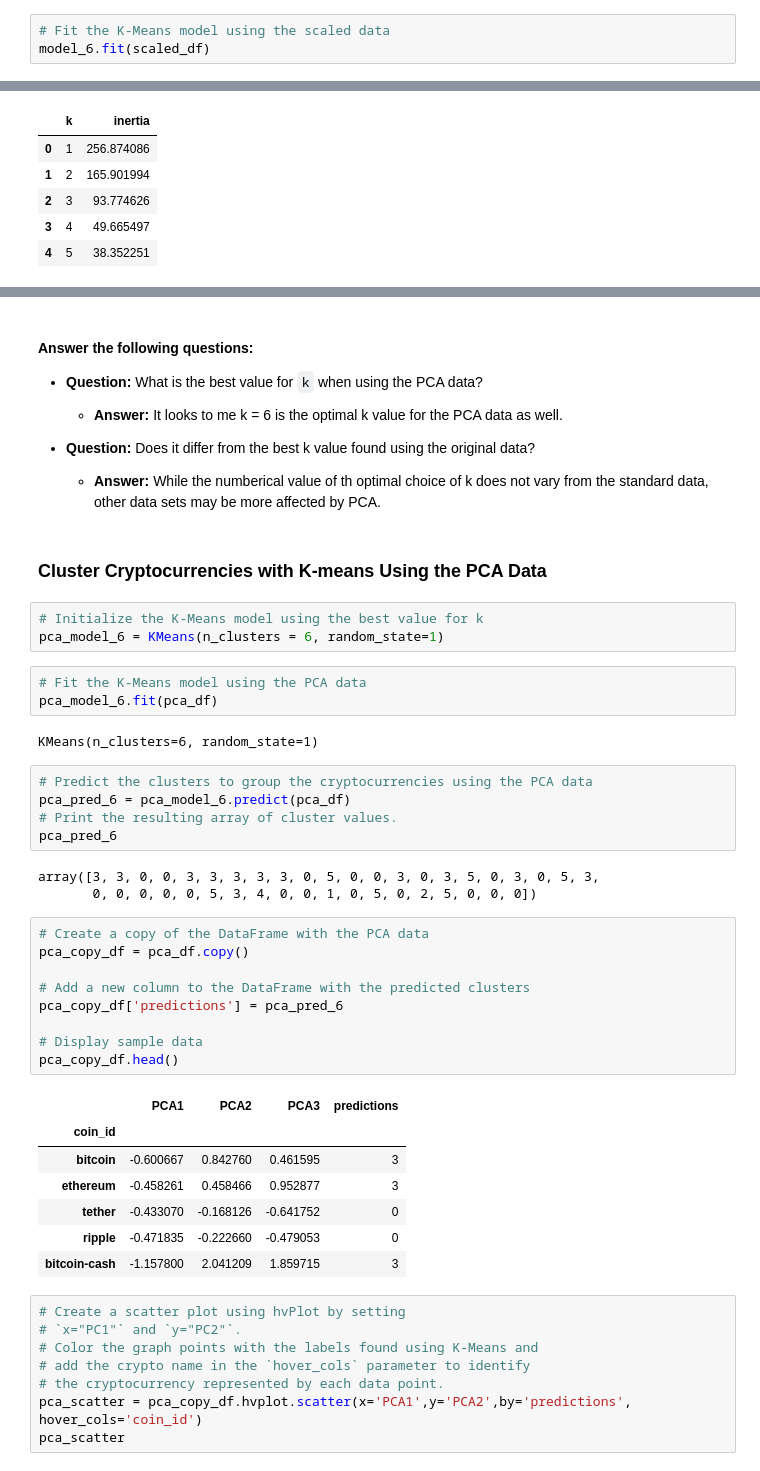
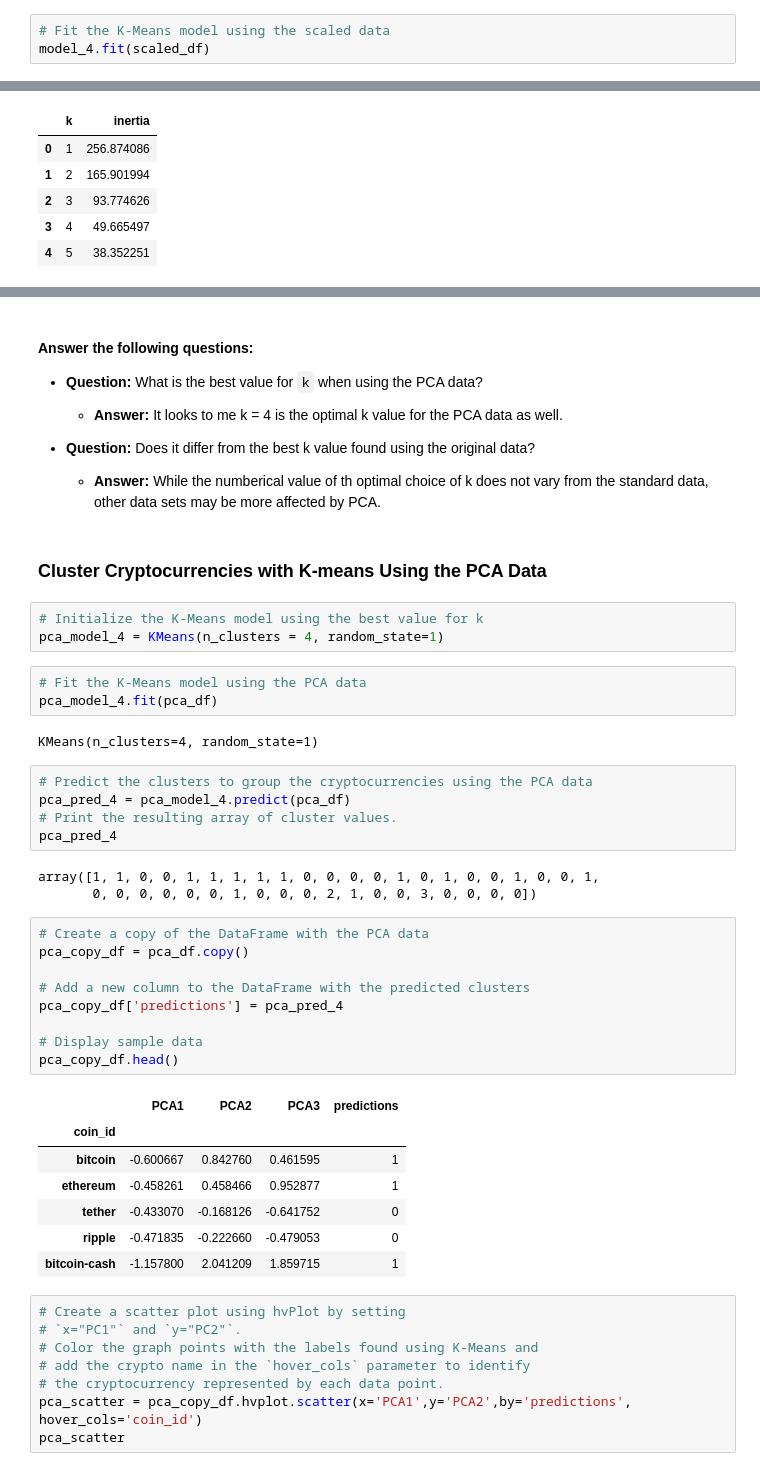
Before and after one commit to EddyCrouser/Challenge_19, a Jupyter notebook: Starter_Code/Crypto_Clustering_starter_code.ipynb, the cells around one changed output, grey strips where cells are left out. Cells and saved outputs as stored; diff of their text form.

```diff
--- a/Starter_Code/Crypto_Clustering_starter_code.ipynb
+++ b/Starter_Code/Crypto_Clustering_starter_code.ipynb
@@ -148,4 +148,4 @@ model_6 = KMeans(n_clusters=6, random_state=1)
 # %%
 # Fit the K-Means model using the scaled data
-model_6.fit(scaled_df)
+model_4.fit(scaled_df)
 # %% [output]
@@ -295,7 +295,7 @@ pca_elbow
 
 * **Question:** What is the best value for `k` when using the PCA data?
 
-  * **Answer:** It looks to me k = 6 is the optimal k value for the PCA data as well.
+  * **Answer:** It looks to me k = 4 is the optimal k value for the PCA data as well.
 
 
 * **Question:** Does it differ from the best k value found using the original data?
@@ -305,37 +305,37 @@ pca_elbow
 ### Cluster Cryptocurrencies with K-means Using the PCA Data
 # %%
 # Initialize the K-Means model using the best value for k
-pca_model_6 = KMeans(n_clusters = 6, random_state=1)
+pca_model_4 = KMeans(n_clusters = 4, random_state=1)
 # %%
 # Fit the K-Means model using the PCA data
-pca_model_6.fit(pca_df)
+pca_model_4.fit(pca_df)
 # %% [output]
-KMeans(n_clusters=6, random_state=1)
+KMeans(n_clusters=4, random_state=1)
 # %%
 # Predict the clusters to group the cryptocurrencies using the PCA data
-pca_pred_6 = pca_model_6.predict(pca_df)
+pca_pred_4 = pca_model_4.predict(pca_df)
 # Print the resulting array of cluster values.
-pca_pred_6
+pca_pred_4
 # %% [output]
-array([3, 3, 0, 0, 3, 3, 3, 3, 3, 0, 5, 0, 0, 3, 0, 3, 5, 0, 3, 0, 5, 3,
-       0, 0, 0, 0, 0, 5, 3, 4, 0, 0, 1, 0, 5, 0, 2, 5, 0, 0, 0])
+array([1, 1, 0, 0, 1, 1, 1, 1, 1, 0, 0, 0, 0, 1, 0, 1, 0, 0, 1, 0, 0, 1,
+       0, 0, 0, 0, 0, 0, 1, 0, 0, 0, 2, 1, 0, 0, 3, 0, 0, 0, 0])
 # %%
 # Create a copy of the DataFrame with the PCA data
 pca_copy_df = pca_df.copy()
 
 # Add a new column to the DataFrame with the predicted clusters
-pca_copy_df['predictions'] = pca_pred_6
+pca_copy_df['predictions'] = pca_pred_4
 
 # Display sample data
 pca_copy_df.head()
 # %% [output]
 |  | PCA1 | PCA2 | PCA3 | predictions |
 | coin_id |  |  |  |  |
-| bitcoin | -0.600667 | 0.842760 | 0.461595 | 3 |
-| ethereum | -0.458261 | 0.458466 | 0.952877 | 3 |
+| bitcoin | -0.600667 | 0.842760 | 0.461595 | 1 |
+| ethereum | -0.458261 | 0.458466 | 0.952877 | 1 |
 | tether | -0.433070 | -0.168126 | -0.641752 | 0 |
 | ripple | -0.471835 | -0.222660 | -0.479053 | 0 |
-| bitcoin-cash | -1.157800 | 2.041209 | 1.859715 | 3 |
+| bitcoin-cash | -1.157800 | 2.041209 | 1.859715 | 1 |
 # %%
 # Create a scatter plot using hvPlot by setting
 # `x="PC1"` and `y="PC2"`.
```
Also changed, not shown: parts of 5 cells of this notebook.
